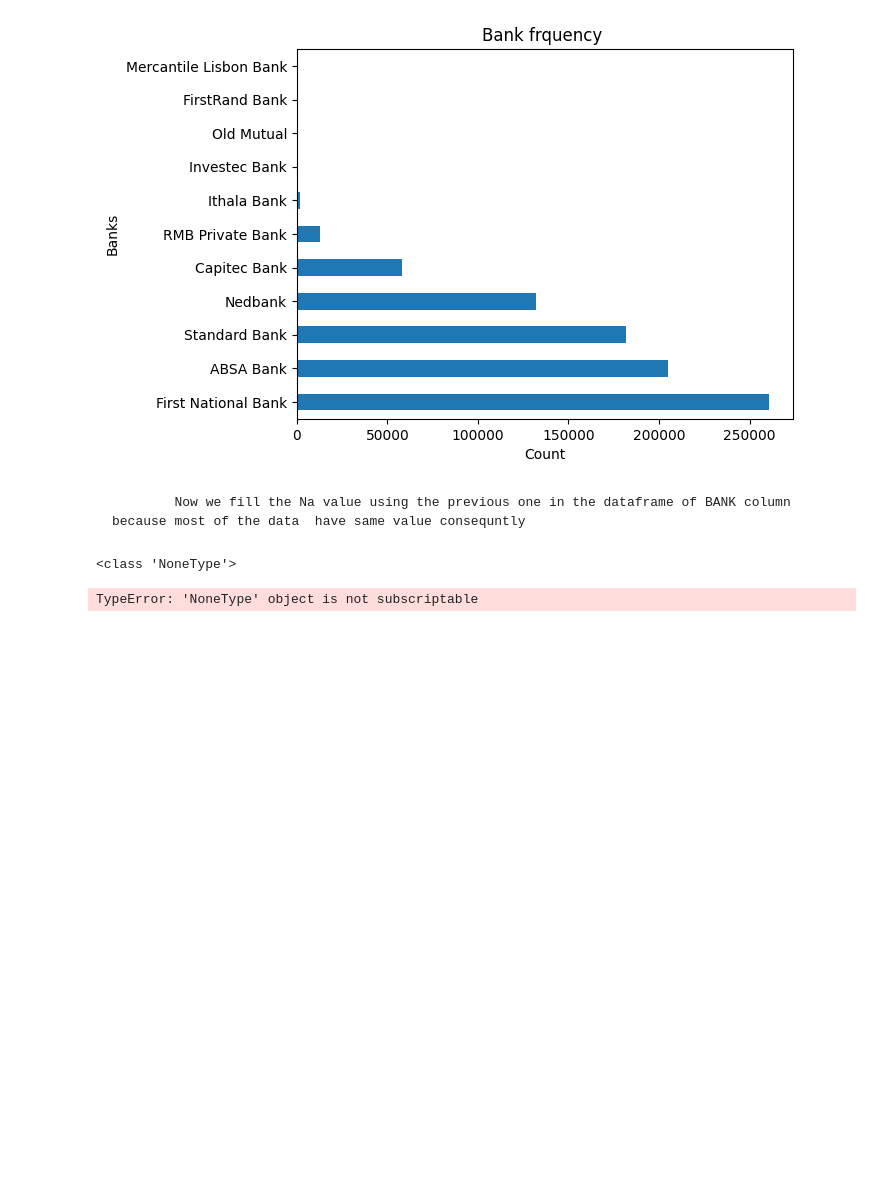
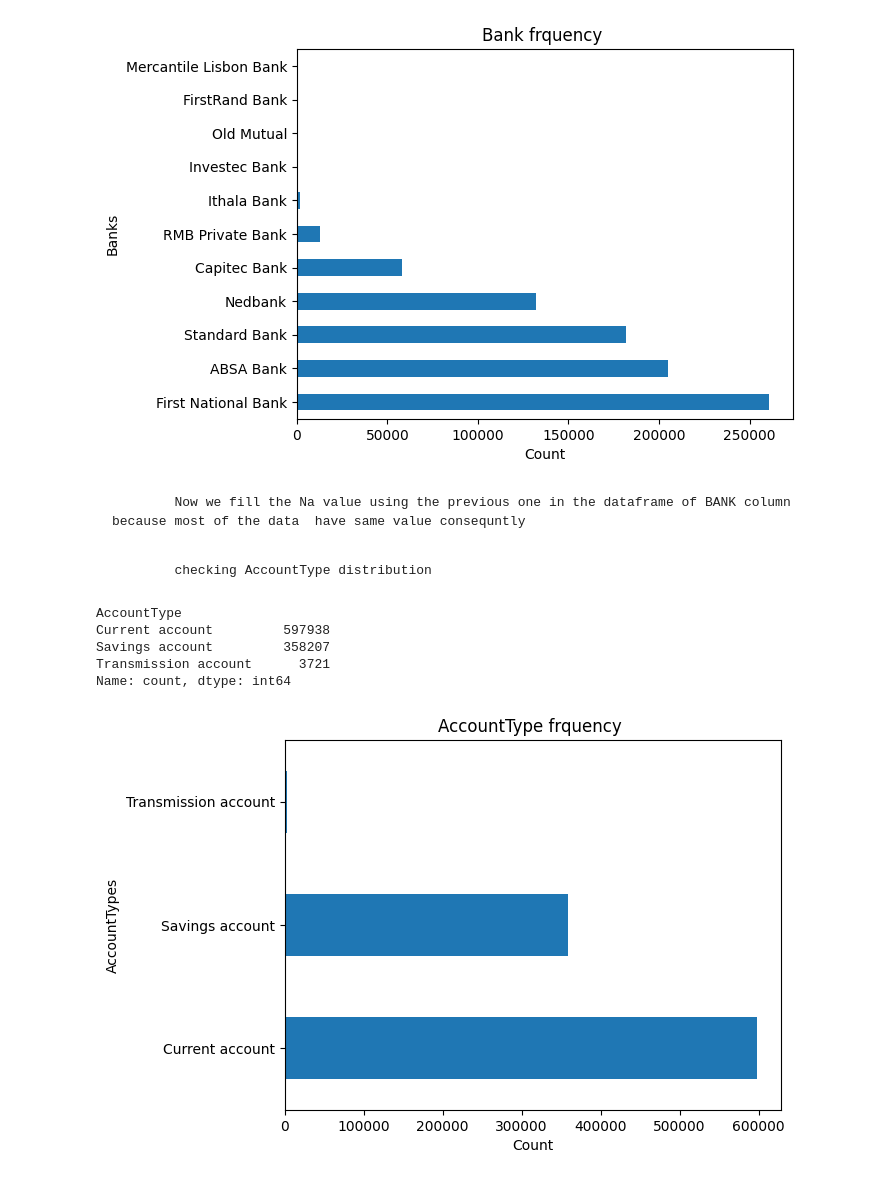
Before and after one commit to Tesfahun03/Insurance-Risk-Car-Insurance-Risk-Modeling, a Jupyter notebook: notebooks/main.ipynb, the cells around one changed output. Cells and saved outputs as stored; diff of their text form; code cells hidden in the pictures; blank space fills up the shorter version.

Commit message:
droping columns, filling NaN values

```diff
--- a/notebooks/main.ipynb
+++ b/notebooks/main.ipynb
@@ -57,7 +52,7 @@ array(['Current account', 'Savings account', nan, 'Transmission account'],
                 Cleaning Data with droping columns with above 60% null value
 # %%
 clean = CleanData(df)
-columns =['CustomValueEstimate', 'WrittenOff', 'Rebuilt', 'Converted', 'CrossBorder', 'NumberOfVehiclesInFleet']
+columns =['CustomValueEstimate', 'WrittenOff', 'Rebuilt', 'Converted', 'CrossBorder', 'NumberOfVehiclesInFleet', 'NumberOfDoors', 'MaritalStatus','NewVehicle']
 df = clean.drop_multi_column(columns)
 # %%
 clean.plot_bar('Bank')
@@ -68,8 +63,16 @@ clean.plot_bar('Bank')
 
             Now we fill the Na value using the previous one in the dataframe of BANK column because most of the data  have same value consequntly
 # %%
-print(type(df))
-df['Bank'] = df['Bank'].fillna(method='ffill')
+df['Bank'] = df['Bank'].fillna(method = 'pad')
-# %% [output]
-<class 'NoneType'>
-TypeError: 'NoneType' object is not subscriptable
+# %% [markdown]
+            checking AccountType distribution
+# %%
+clean.plot_bar('AccountType')
+df['AccountType'].value_counts()
+# %% [output]
+AccountType
+Current account         597938
+Savings account         358207
+Transmission account      3721
+Name: count, dtype: int64
+[figure, added]
```
Also changed, not shown: parts of 6 cells of this notebook, 2 other files.
